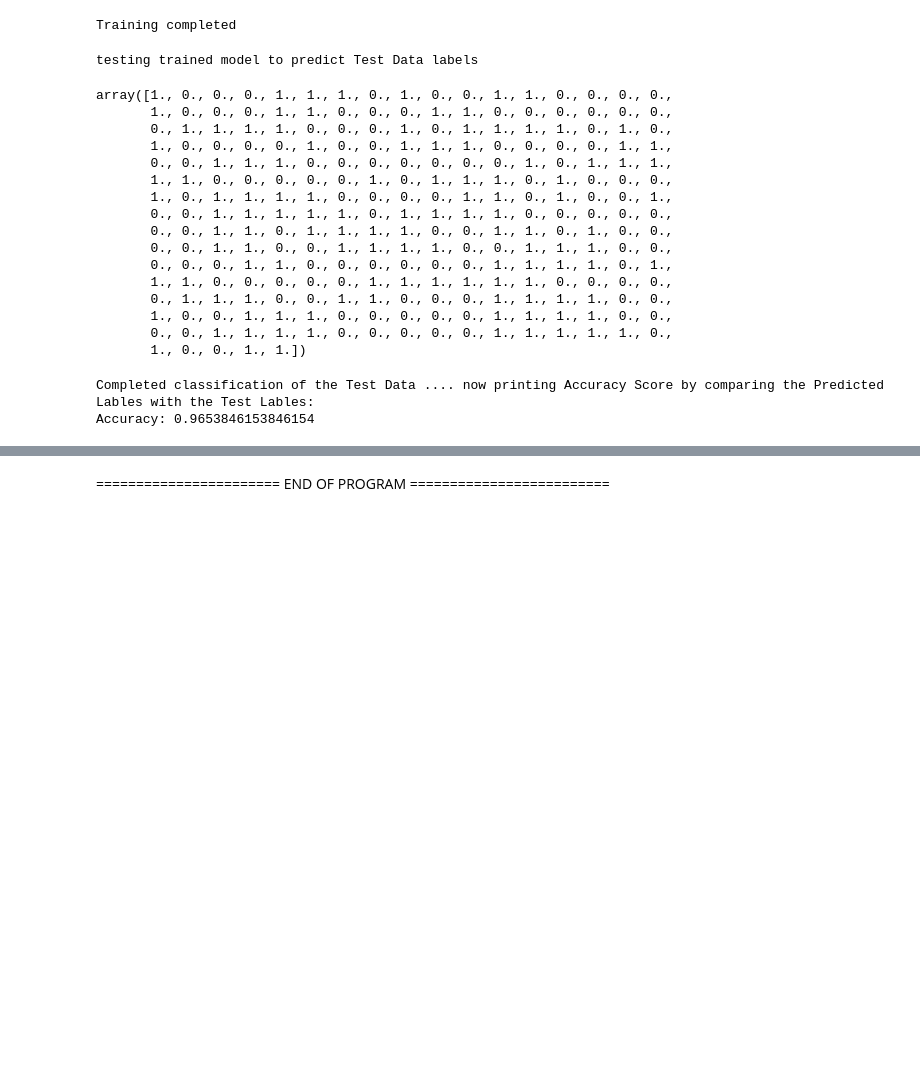
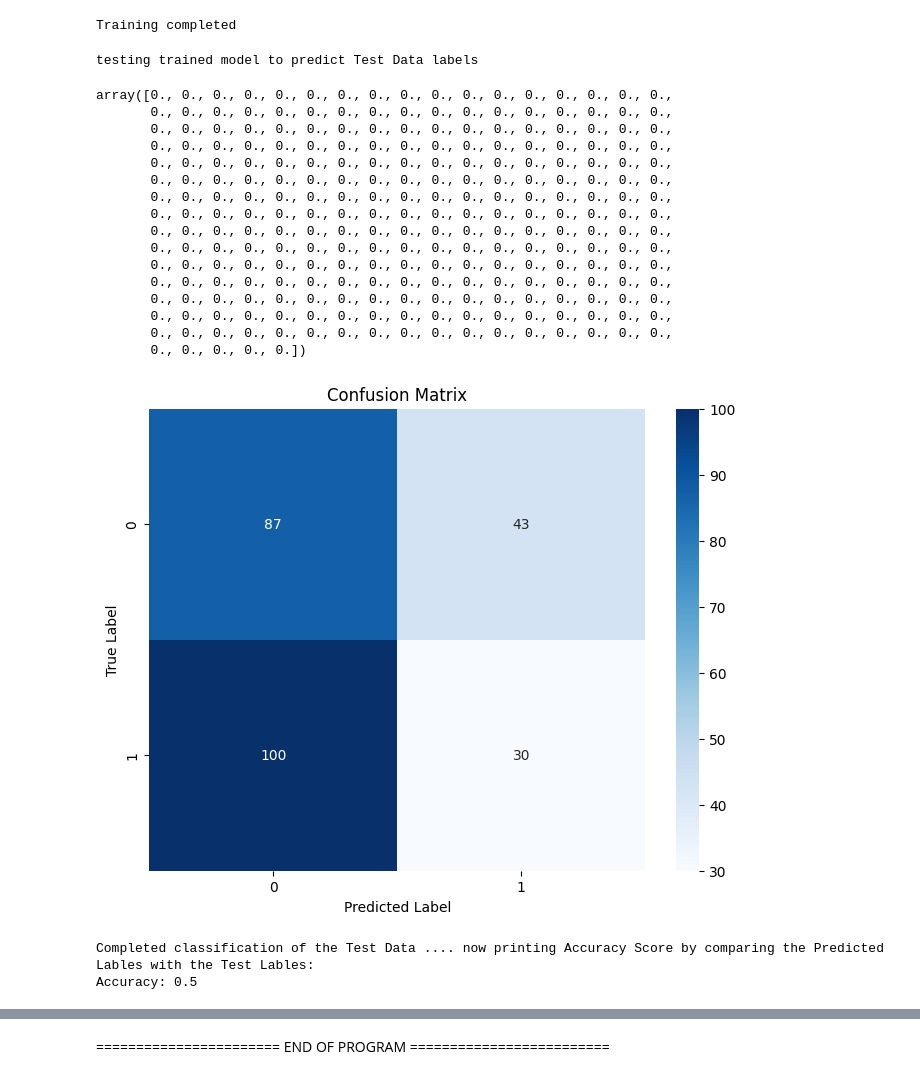
Before and after one commit to InbarGeva1/CA02, a Jupyter notebook: CA02.ipynb, the cells around one changed output, grey strips where cells are left out. Drawn from its saved outputs; the diff is of its cells as text; code cells hidden in the pictures; blank space fills up the shorter version.

```diff
--- a/CA02.ipynb
+++ b/CA02.ipynb
@@ -89,7 +82,7 @@ def extract_features(email_directory):
 # %%
 #Ella's alternative suggestion to shorten function above:
 
-def extract_features(email_directory, dictionary):
+def extract_features(email_directory):
     files = [os.path.join(email_directory, fi) for fi in os.listdir(email_directory)]
     features_matrix = np.zeros((len(files), 3000))
     training_labels = np.zeros(len(files))
@@ -140,22 +133,39 @@ print ("testing trained model to predict Test Data labels")
 predictions
 # %% [output]
 testing trained model to predict Test Data labels
-array([1., 0., 0., 0., 1., 1., 1., 0., 1., 0., 0., 1., 1., 0., 0., 0., 0.,
-       1., 0., 0., 0., 1., 1., 0., 0., 0., 1., 1., 0., 0., 0., 0., 0., 0.,
-       0., 1., 1., 1., 1., 0., 0., 0., 1., 0., 1., 1., 1., 1., 0., 1., 0.,
-       1., 0., 0., 0., 0., 1., 0., 0., 1., 1., 1., 0., 0., 0., 0., 1., 1.,
-       0., 0., 1., 1., 1., 0., 0., 0., 0., 0., 0., 0., 1., 0., 1., 1., 1.,
-       1., 1., 0., 0., 0., 0., 0., 1., 0., 1., 1., 1., 0., 1., 0., 0., 0.,
-       1., 0., 1., 1., 1., 1., 0., 0., 0., 0., 1., 1., 0., 1., 0., 0., 1.,
-       0., 0., 1., 1., 1., 1., 1., 0., 1., 1., 1., 1., 0., 0., 0., 0., 0.,
-       0., 0., 1., 1., 0., 1., 1., 1., 1., 0., 0., 1., 1., 0., 1., 0., 0.,
-       0., 0., 1., 1., 0., 0., 1., 1., 1., 1., 0., 0., 1., 1., 1., 0., 0.,
-       0., 0., 0., 1., 1., 0., 0., 0., 0., 0., 0., 1., 1., 1., 1., 0., 1.,
-       1., 1., 0., 0., 0., 0., 0., 1., 1., 1., 1., 1., 1., 0., 0., 0., 0.,
-       0., 1., 1., 1., 0., 0., 1., 1., 0., 0., 0., 1., 1., 1., 1., 0., 0.,
-       1., 0., 0., 1., 1., 1., 0., 0., 0., 0., 0., 1., 1., 1., 1., 0., 0.,
-       0., 0., 1., 1., 1., 1., 0., 0., 0., 0., 0., 1., 1., 1., 1., 1., 0.,
-       1., 0., 0., 1., 1.])
+array([0., 0., 0., 0., 0., 0., 0., 0., 0., 0., 0., 0., 0., 0., 0., 0., 0.,
+       0., 0., 0., 0., 0., 0., 0., 0., 0., 0., 0., 0., 0., 0., 0., 0., 0.,
+       0., 0., 0., 0., 0., 0., 0., 0., 0., 0., 0., 0., 0., 0., 0., 0., 0.,
+       0., 0., 0., 0., 0., 0., 0., 0., 0., 0., 0., 0., 0., 0., 0., 0., 0.,
+       0., 0., 0., 0., 0., 0., 0., 0., 0., 0., 0., 0., 0., 0., 0., 0., 0.,
+       0., 0., 0., 0., 0., 0., 0., 0., 0., 0., 0., 0., 0., 0., 0., 0., 0.,
+       0., 0., 0., 0., 0., 0., 0., 0., 0., 0., 0., 0., 0., 0., 0., 0., 0.,
+       0., 0., 0., 0., 0., 0., 0., 0., 0., 0., 0., 0., 0., 0., 0., 0., 0.,
+       0., 0., 0., 0., 0., 0., 0., 0., 0., 0., 0., 0., 0., 0., 0., 0., 0.,
+       0., 0., 0., 0., 0., 0., 0., 0., 0., 0., 0., 0., 0., 0., 0., 0., 0.,
+       0., 0., 0., 0., 0., 0., 0., 0., 0., 0., 0., 0., 0., 0., 0., 0., 0.,
+       0., 0., 0., 0., 0., 0., 0., 0., 0., 0., 0., 0., 0., 0., 0., 0., 0.,
+       0., 0., 0., 0., 0., 0., 0., 0., 0., 0., 0., 0., 0., 0., 0., 0., 0.,
+       0., 0., 0., 0., 0., 0., 0., 0., 0., 0., 0., 0., 0., 0., 0., 0., 0.,
+       0., 0., 0., 0., 0., 0., 0., 0., 0., 0., 0., 0., 0., 0., 0., 0., 0.,
+       0., 0., 0., 0., 0.])
+# %%
+from sklearn.metrics import confusion_matrix
+import seaborn as sns
+import matplotlib.pyplot as plt
+
+# Calculate confusion matrix
+conf_matrix = confusion_matrix(test_labels, predictions)
+
+# Plot confusion matrix
+plt.figure(figsize=(8, 6))
+sns.heatmap(conf_matrix, annot=True, fmt="d", cmap="Blues")
+plt.title("Confusion Matrix")
+plt.xlabel("Predicted Label")
+plt.ylabel("True Label")
+plt.show()
+# %% [output]
+[figure, added]
 # %%
 print ("Completed classification of the Test Data .... now printing Accuracy Score by comparing the Predicted Lables with the Test Lables:")
 #Here we evaluating the performance of the model using the metric method accuracy provided by sklearn.metrics module
@@ -165,4 +175,4 @@ accuracy = accuracy_score(test_labels, predictions)
 print("Accuracy:", accuracy)
 # %% [output]
 Completed classification of the Test Data .... now printing Accuracy Score by comparing the Predicted Lables with the Test Lables:
-Accuracy: 0.9653846153846154
+Accuracy: 0.5
```
Also changed, not shown: parts of 6 cells of this notebook.
